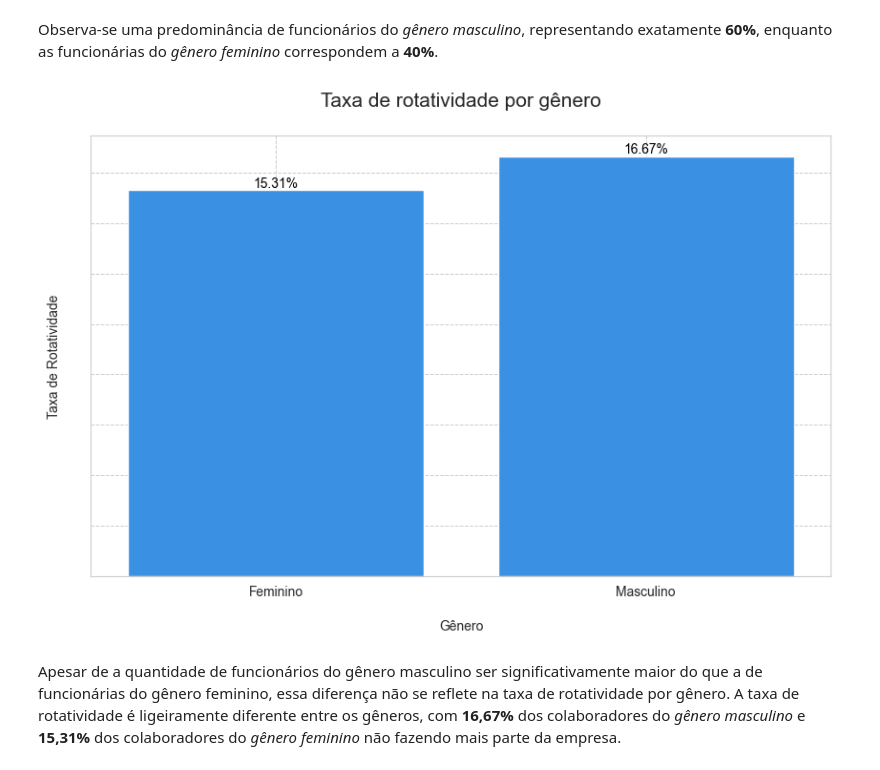
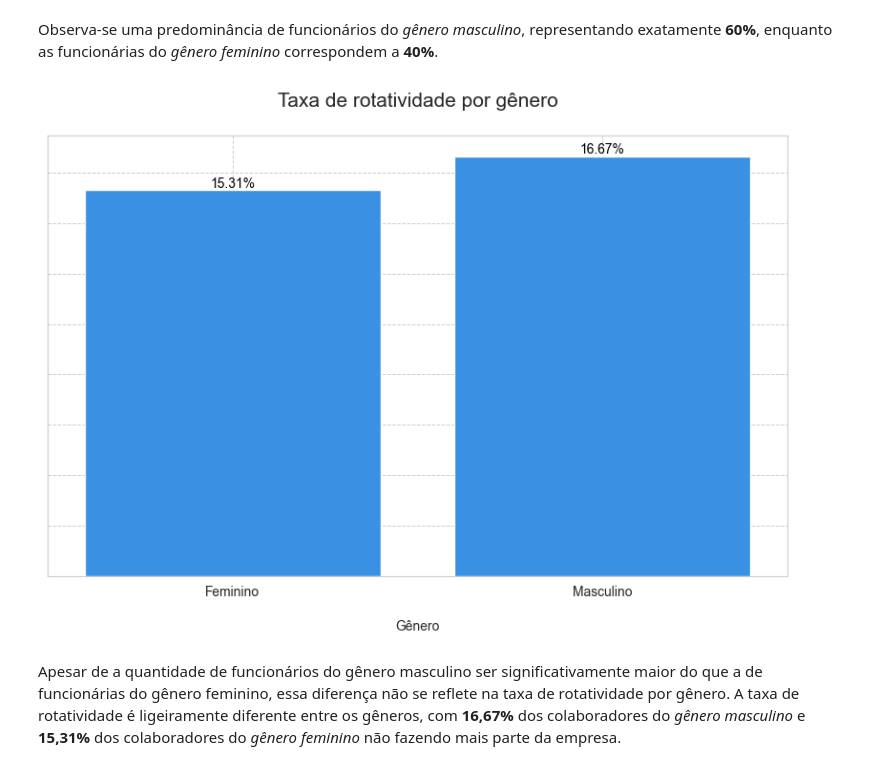
Before and after one commit to emso-exe/Analise_de_rh_-_people_analytics, a Jupyter notebook: 001_analise_de_rh.ipynb, the cells around one changed output. Cells and saved outputs as stored; diff of their text form; code cells hidden in the pictures.

```diff
--- a/001_analise_de_rh.ipynb
+++ b/001_analise_de_rh.ipynb
@@ -418,17 +430,19 @@ Observa-se que, dos 4410 funcionários, **711** (aproximadamente **16,12%**) nã
 # %%
 # Criar o gráfico histograma
 plt.subplots(figsize=(10, 6))
-plot = sns.histplot(data=df_analise, x='Idade', bins=10, kde=False, color='dodgerblue')
+plot = sns.histplot(data=df_analise, x='Idade', bins=10,
+                    kde=False, color='dodgerblue')
 
 # Adicionando frequência sobre as barras
 for p in plot.patches:
     plot.annotate(f'{int(p.get_height())}', (
         p.get_x() + p.get_width() / 2., p.get_height()
-        ), ha='center', va='bottom', fontsize=10)
+    ), ha='center', va='bottom', fontsize=10)
 
 # Adicionando linha vertical para a média
 idade_media = df_analise['Idade'].mean()
-plt.axvline(x=idade_media, color='blue', linestyle='--', label=f'Média: {idade_media:.2f}')
+plt.axvline(x=idade_media, color='blue', linestyle='--',
+            label=f'Média: {idade_media:.2f} anos')
 
 # Adicionando e formatando rótulos e título
 plot.set_title('Distribuição da idade\n', fontsize=15)
@@ -560,33 +574,34 @@ plt.show()
 Observa-se uma predominância de funcionários do _gênero masculino_, representando exatamente **60%**, enquanto as funcionárias do _gênero feminino_ correspondem a **40%**.
 # %%
 # Calcular a taxa de rotatividade por gênero
-rotatividade_por_genero = df_analise.groupby('Genero')['RotatividadeBin'].mean()
+rotatividade_por_genero = df_analise.groupby(
+    'Genero')['RotatividadeBin'].mean()
 
 # Criar o gráfico de barras
-plt.figure(figsize=(10,6))
+plt.figure(figsize=(10, 6))
 plot = sns.barplot(x=rotatividade_por_genero.index,
                    y=rotatividade_por_genero.values, palette=['dodgerblue'])
 
 # Adicionar rótulos e título
 plot.set_title('Taxa de rotatividade por gênero\n', fontsize=15)
-plot.set(xlabel='\nGênero', ylabel='Taxa de Rotatividade\n')
+plot.set(xlabel='\nGênero', ylabel='')
 plot.tick_params(axis='both', labelsize=10)
 
 # Adicionar valores sobre as barras
 for p in plot.patches:
     plot.annotate(f'{p.get_height():.2%}', (p.get_x() + p.get_width() / 2., p.get_height()),
                   ha='center', va='bottom', fontsize=10, color='black')
 
 # Removendo os valores do eixo y
 plot.set_yticklabels([])
 
 # Formatando grade do gráfico
 plt.grid(True, which='both', linestyle='--', linewidth=0.7)
 
 # Exibindo o gráfico
 plt.show()
 # %% [output]
-[figure, old version]
+[figure, new version]
 # %% [markdown]
 Apesar de a quantidade de funcionários do gênero masculino ser significativamente maior do que a de funcionárias do gênero feminino, essa diferença não se reflete na taxa de rotatividade por gênero. A taxa de rotatividade é ligeiramente diferente entre os gêneros, com **16,67%** dos colaboradores do _gênero masculino_ e **15,31%** dos colaboradores do _gênero feminino_ não fazendo mais parte da empresa.
 # %% [markdown]
```
Also changed, not shown: parts of 27 cells of this notebook.
